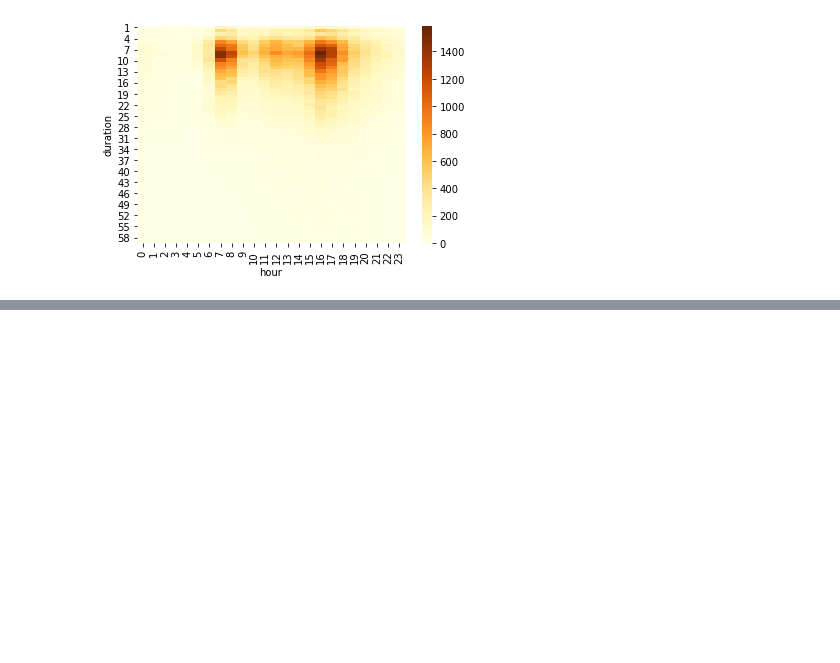
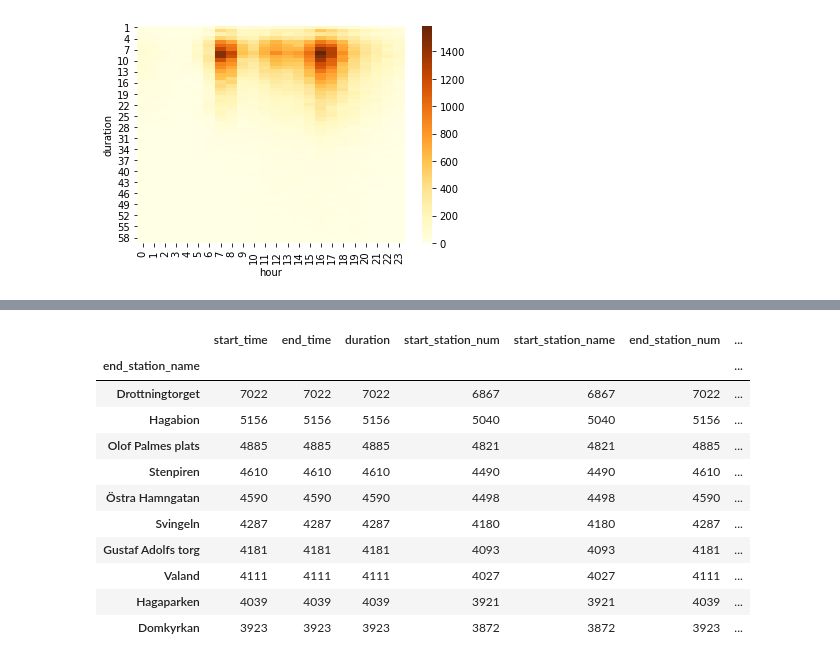
Before and after one commit to flowton/bike-rental, a Jupyter notebook: bike-rental-gbg.ipynb, the cells around one changed output, grey strips where cells are left out. Saved outputs shown, nothing was run; the diff lists cells and outputs as text; code cells hidden in the pictures; blank space fills up the shorter version.

```diff
--- a/bike-rental-gbg.ipynb
+++ b/bike-rental-gbg.ipynb
@@ -354,0 +362,15 @@ Index(['Drottningtorget', 'Hagabion', 'Chalmers tvärgata', 'Stenpiren',
+# %%
+end_station_count
+# %% [output]
+|  | start_time | end_time | duration | start_station_num | start_station_name | end_station_num | ... |
+| end_station_name |  |  |  |  |  |  | ... |
+| Drottningtorget | 7022 | 7022 | 7022 | 6867 | 6867 | 7022 | ... |
+| Hagabion | 5156 | 5156 | 5156 | 5040 | 5040 | 5156 | ... |
+| Olof Palmes plats | 4885 | 4885 | 4885 | 4821 | 4821 | 4885 | ... |
+| Stenpiren | 4610 | 4610 | 4610 | 4490 | 4490 | 4610 | ... |
+| Östra Hamngatan | 4590 | 4590 | 4590 | 4498 | 4498 | 4590 | ... |
+| Svingeln | 4287 | 4287 | 4287 | 4180 | 4180 | 4287 | ... |
+| Gustaf Adolfs torg | 4181 | 4181 | 4181 | 4093 | 4093 | 4181 | ... |
+| Valand | 4111 | 4111 | 4111 | 4027 | 4027 | 4111 | ... |
+| Hagaparken | 4039 | 4039 | 4039 | 3921 | 3921 | 4039 | ... |
+| Domkyrkan | 3923 | 3923 | 3923 | 3872 | 3872 | 3923 | ... |
```
Also changed, not shown: parts of 22 cells of this notebook.
